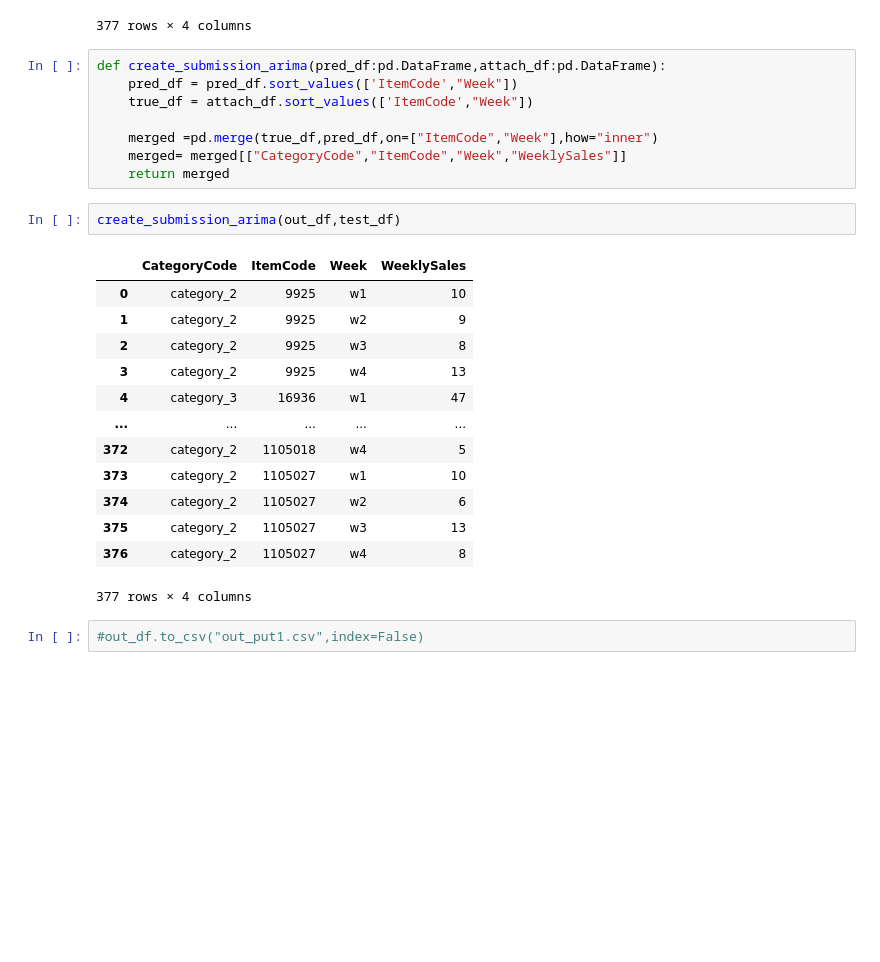
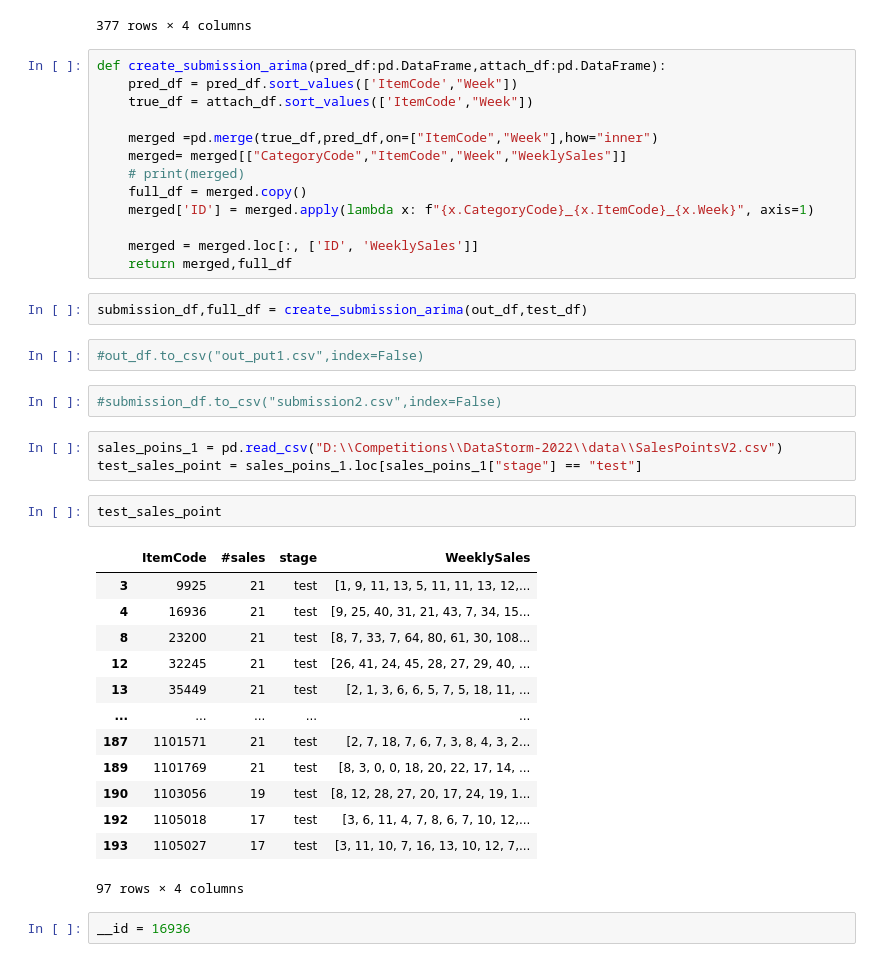
Before and after one commit to BoTZ-TND/DataStorm-2022, a Jupyter notebook: scr/models/arima_week.ipynb, the cells around one changed output. Drawn from its saved outputs; the diff is of its cells as text; blank space fills up the shorter version.

```diff
--- a/scr/models/arima_week.ipynb
+++ b/scr/models/arima_week.ipynb
@@ -163,22 +163,36 @@ def create_submission_arima(pred_df:pd.DataFrame,attach_df:pd.DataFrame):
 
     merged =pd.merge(true_df,pred_df,on=["ItemCode","Week"],how="inner")
     merged= merged[["CategoryCode","ItemCode","Week","WeeklySales"]]
-    return merged
+    # print(merged)
+    full_df = merged.copy()
+    merged['ID'] = merged.apply(lambda x: f"{x.CategoryCode}_{x.ItemCode}_{x.Week}", axis=1)
+
+    merged = merged.loc[:, ['ID', 'WeeklySales']]
+    return merged,full_df
 # %%
-create_submission_arima(out_df,test_df)
+submission_df,full_df = create_submission_arima(out_df,test_df)
-# %% [output]
-|  | CategoryCode | ItemCode | Week | WeeklySales |
-| 0 | category_2 | 9925 | w1 | 10 |
-| 1 | category_2 | 9925 | w2 | 9 |
-| 2 | category_2 | 9925 | w3 | 8 |
-| 3 | category_2 | 9925 | w4 | 13 |
-| 4 | category_3 | 16936 | w1 | 47 |
-| ... | ... | ... | ... | ... |
-| 372 | category_2 | 1105018 | w4 | 5 |
-| 373 | category_2 | 1105027 | w1 | 10 |
-| 374 | category_2 | 1105027 | w2 | 6 |
-| 375 | category_2 | 1105027 | w3 | 13 |
-| 376 | category_2 | 1105027 | w4 | 8 |
-377 rows × 4 columns
 # %%
 #out_df.to_csv("out_put1.csv",index=False)
+# %%
+#submission_df.to_csv("submission2.csv",index=False)
+# %%
+sales_poins_1 = pd.read_csv("D:\\Competitions\\DataStorm-2022\\data\\SalesPointsV2.csv")
+test_sales_point = sales_poins_1.loc[sales_poins_1["stage"] == "test"]
+# %%
+test_sales_point
+# %% [output]
+|  | ItemCode | #sales | stage | WeeklySales |
+| 3 | 9925 | 21 | test | [1, 9, 11, 13, 5, 11, 11, 13, 12,... |
+| 4 | 16936 | 21 | test | [9, 25, 40, 31, 21, 43, 7, 34, 15... |
+| 8 | 23200 | 21 | test | [8, 7, 33, 7, 64, 80, 61, 30, 108... |
+| 12 | 32245 | 21 | test | [26, 41, 24, 45, 28, 27, 29, 40, ... |
+| 13 | 35449 | 21 | test | [2, 1, 3, 6, 6, 5, 7, 5, 18, 11, ... |
+| ... | ... | ... | ... | ... |
+| 187 | 1101571 | 21 | test | [2, 7, 18, 7, 6, 7, 3, 8, 4, 3, 2... |
+| 189 | 1101769 | 21 | test | [8, 3, 0, 0, 18, 20, 22, 17, 14, ... |
+| 190 | 1103056 | 19 | test | [8, 12, 28, 27, 20, 17, 24, 19, 1... |
+| 192 | 1105018 | 17 | test | [3, 6, 11, 4, 7, 8, 6, 7, 10, 12,... |
+| 193 | 1105027 | 17 | test | [3, 11, 10, 7, 16, 13, 10, 12, 7,... |
+97 rows × 4 columns
+# %%
+__id = 16936
```
Also changed, not shown: parts of 2 cells of this notebook, 2 other files.
